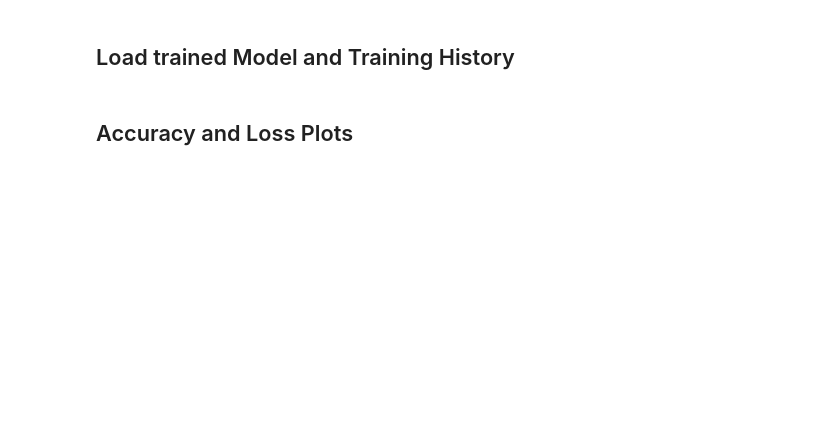
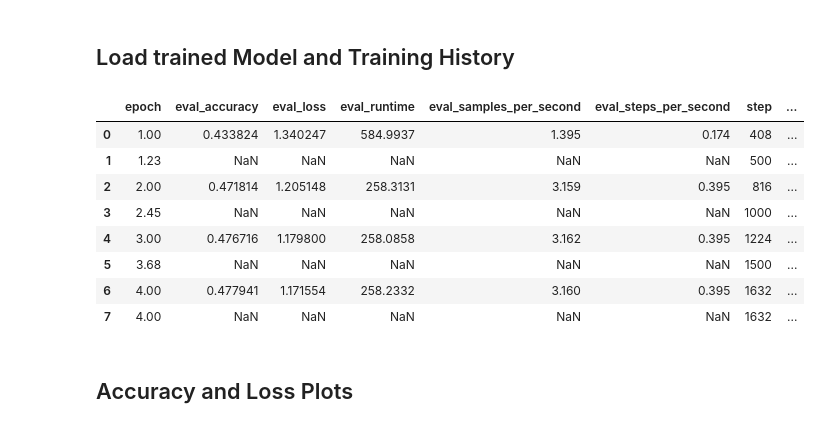
Before and after one commit to laranoe/aaai_project1, a Jupyter notebook: transformer/ViT.ipynb, the cells around one changed output. Cells and saved outputs as stored; diff of their text form; code cells hidden in the pictures; blank space fills up the shorter version.

```diff
--- a/transformer/ViT.ipynb
+++ b/transformer/ViT.ipynb
@@ -284,6 +290,17 @@ trained_model = ViTForImageClassification.from_pretrained('vit_models')
 # %%
 loaded_history = pd.read_json('vit_models/trainer_state.json')
 loaded_history = pd.json_normalize(loaded_history.log_history)
+loaded_history
+# %% [output]
+|  | epoch | eval_accuracy | eval_loss | eval_runtime | eval_samples_per_second | eval_steps_per_second | step | ... |
+| 0 | 1.00 | 0.433824 | 1.340247 | 584.9937 | 1.395 | 0.174 | 408 | ... |
+| 1 | 1.23 | NaN | NaN | NaN | NaN | NaN | 500 | ... |
+| 2 | 2.00 | 0.471814 | 1.205148 | 258.3131 | 3.159 | 0.395 | 816 | ... |
+| 3 | 2.45 | NaN | NaN | NaN | NaN | NaN | 1000 | ... |
+| 4 | 3.00 | 0.476716 | 1.179800 | 258.0858 | 3.162 | 0.395 | 1224 | ... |
+| 5 | 3.68 | NaN | NaN | NaN | NaN | NaN | 1500 | ... |
+| 6 | 4.00 | 0.477941 | 1.171554 | 258.2332 | 3.160 | 0.395 | 1632 | ... |
+| 7 | 4.00 | NaN | NaN | NaN | NaN | NaN | 1632 | ... |
 # %% [markdown]
 ## Accuracy and Loss Plots
 # %%
```
Also changed, not shown: parts of 11 cells of this notebook.
